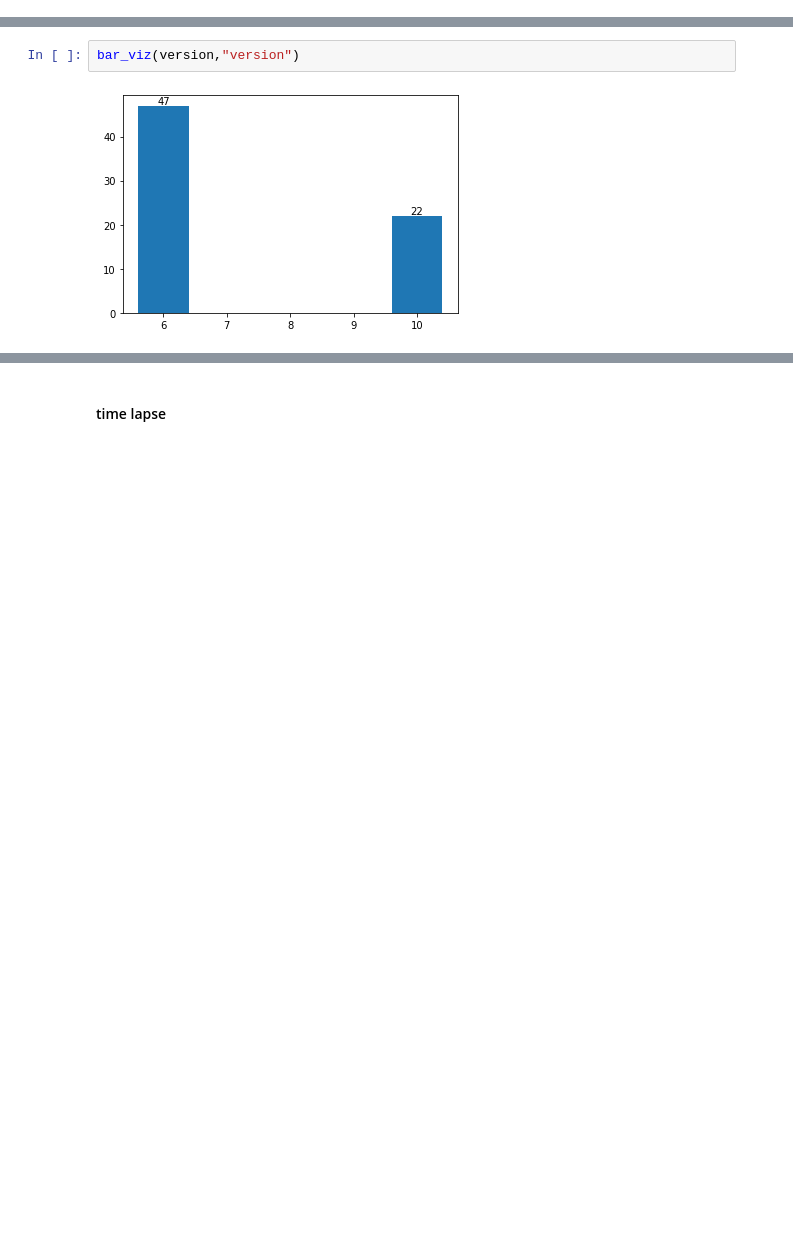
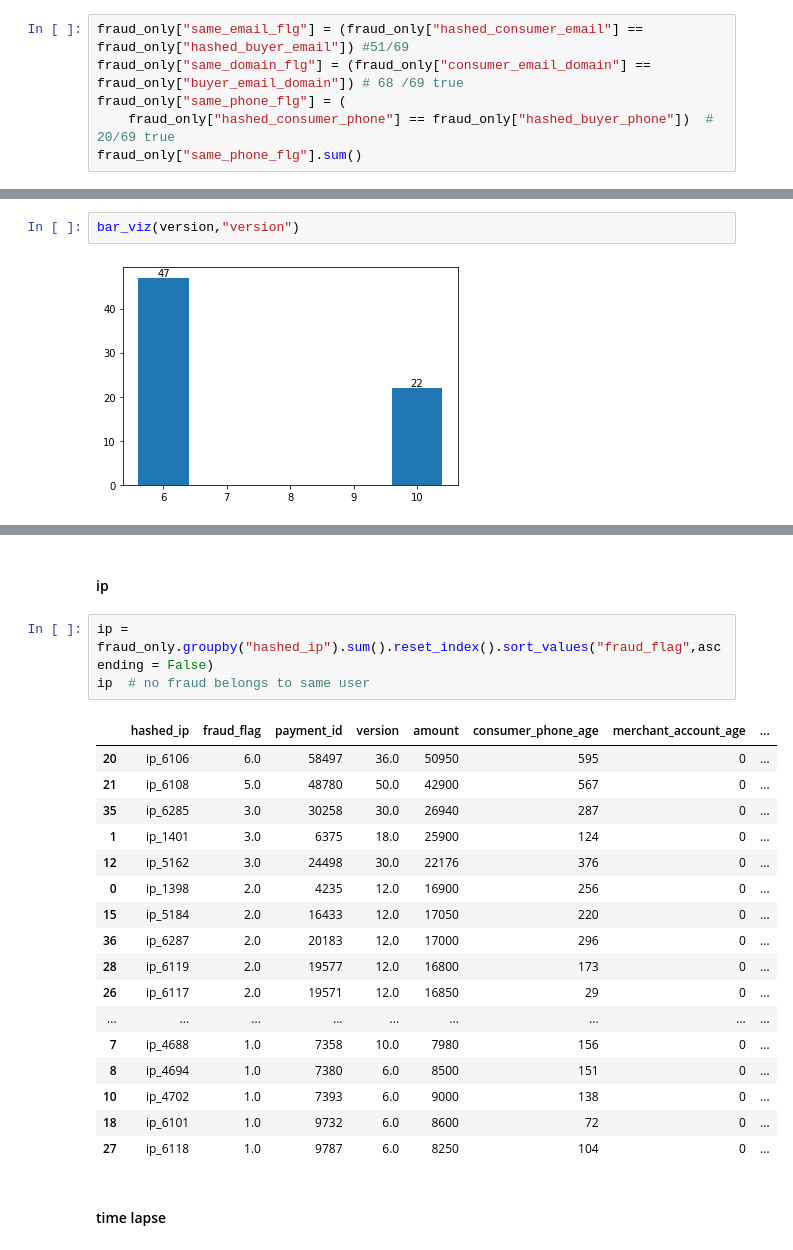
Before and after one commit to erniechen30825/fraud_detection, a Jupyter notebook: EDA.ipynb, the cells around one changed output, grey strips where cells are left out. Cells and saved outputs as stored; diff of their text form; blank space fills up the shorter version.

```diff
--- a/EDA.ipynb
+++ b/EDA.ipynb
@@ -99,3 +104,9 @@ fraud_only.describe()
 | 50% | 1.0 | 9749.000000 | 6.000000 | 8500.000000 | 120.000000 | 0.0 | 0.0 | ... |
 | 75% | 1.0 | 9786.000000 | 10.000000 | 8800.000000 | 151.000000 | 0.0 | 0.0 | ... |
 | max | 1.0 | 10109.000000 | 10.000000 | 9200.000000 | 199.000000 | 0.0 | 0.0 | ... |
+# %%
+fraud_only["same_email_flg"] = (fraud_only["hashed_consumer_email"] == fraud_only["hashed_buyer_email"]) #51/69
+fraud_only["same_domain_flg"] = (fraud_only["consumer_email_domain"] == fraud_only["buyer_email_domain"]) # 68 /69 true
+fraud_only["same_phone_flg"] = (
+    fraud_only["hashed_consumer_phone"] == fraud_only["hashed_buyer_phone"])  # 20/69 true
+fraud_only["same_phone_flg"].sum()
@@ -123,3 +155,26 @@ bar_viz(version,"version")
+# %% [markdown]
+#### ip
+# %%
+ip = fraud_only.groupby("hashed_ip").sum().reset_index().sort_values("fraud_flag",ascending = False)
+ip  # no fraud belongs to same user
+# %% [output]
+|  | hashed_ip | fraud_flag | payment_id | version | amount | consumer_phone_age | merchant_account_age | ... |
+| 20 | ip_6106 | 6.0 | 58497 | 36.0 | 50950 | 595 | 0 | ... |
+| 21 | ip_6108 | 5.0 | 48780 | 50.0 | 42900 | 567 | 0 | ... |
+| 35 | ip_6285 | 3.0 | 30258 | 30.0 | 26940 | 287 | 0 | ... |
+| 1 | ip_1401 | 3.0 | 6375 | 18.0 | 25900 | 124 | 0 | ... |
+| 12 | ip_5162 | 3.0 | 24498 | 30.0 | 22176 | 376 | 0 | ... |
+| 0 | ip_1398 | 2.0 | 4235 | 12.0 | 16900 | 256 | 0 | ... |
+| 15 | ip_5184 | 2.0 | 16433 | 12.0 | 17050 | 220 | 0 | ... |
+| 36 | ip_6287 | 2.0 | 20183 | 12.0 | 17000 | 296 | 0 | ... |
+| 28 | ip_6119 | 2.0 | 19577 | 12.0 | 16800 | 173 | 0 | ... |
+| 26 | ip_6117 | 2.0 | 19571 | 12.0 | 16850 | 29 | 0 | ... |
+| ... | ... | ... | ... | ... | ... | ... | ... | ... |
+| 7 | ip_4688 | 1.0 | 7358 | 10.0 | 7980 | 156 | 0 | ... |
+| 8 | ip_4694 | 1.0 | 7380 | 6.0 | 8500 | 151 | 0 | ... |
+| 10 | ip_4702 | 1.0 | 7393 | 6.0 | 9000 | 138 | 0 | ... |
+| 18 | ip_6101 | 1.0 | 9732 | 6.0 | 8600 | 72 | 0 | ... |
+| 27 | ip_6118 | 1.0 | 9787 | 6.0 | 8250 | 104 | 0 | ... |
 # %% [markdown]
 #### time lapse
 # %%
```
Also changed, not shown: parts of 11 cells of this notebook, 1 other file.
